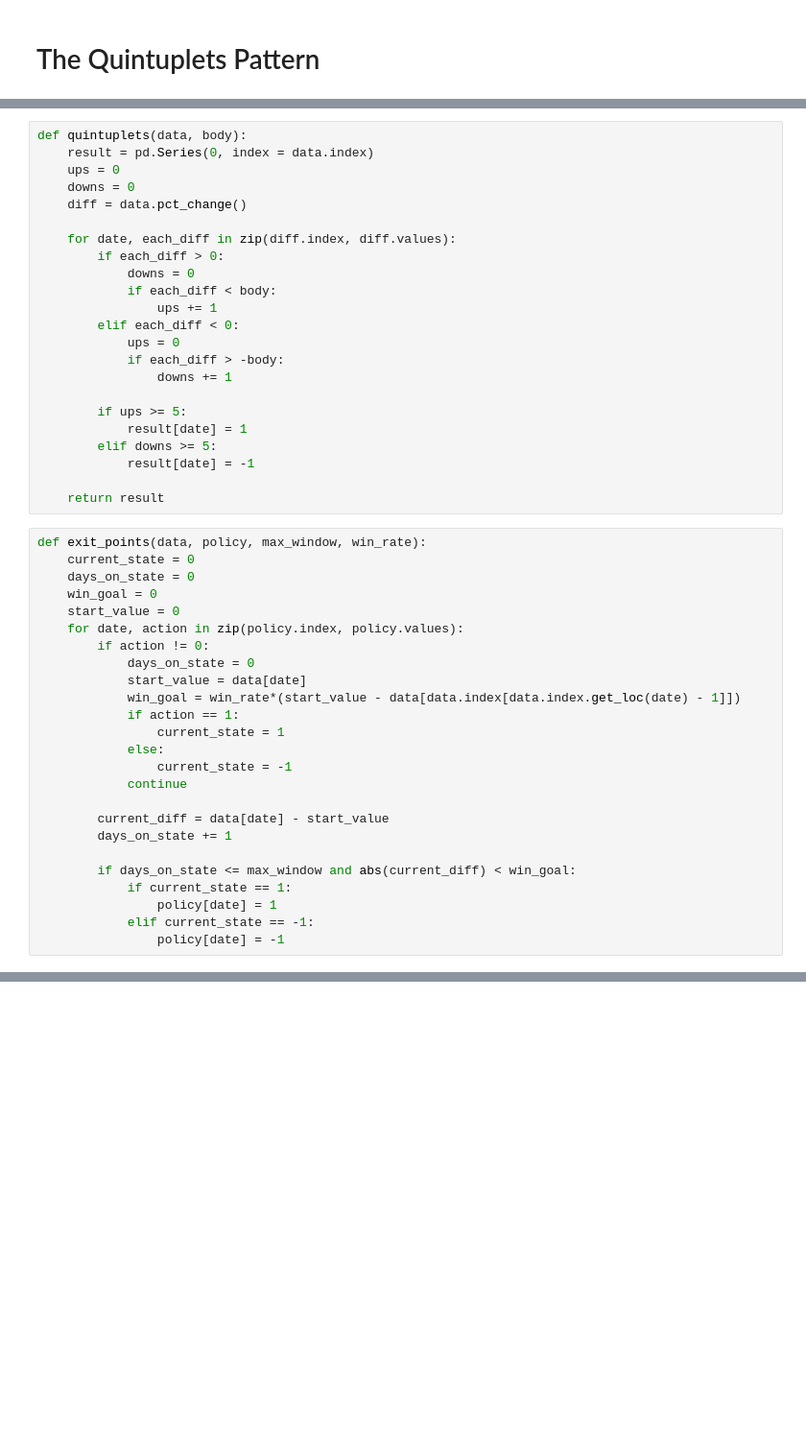
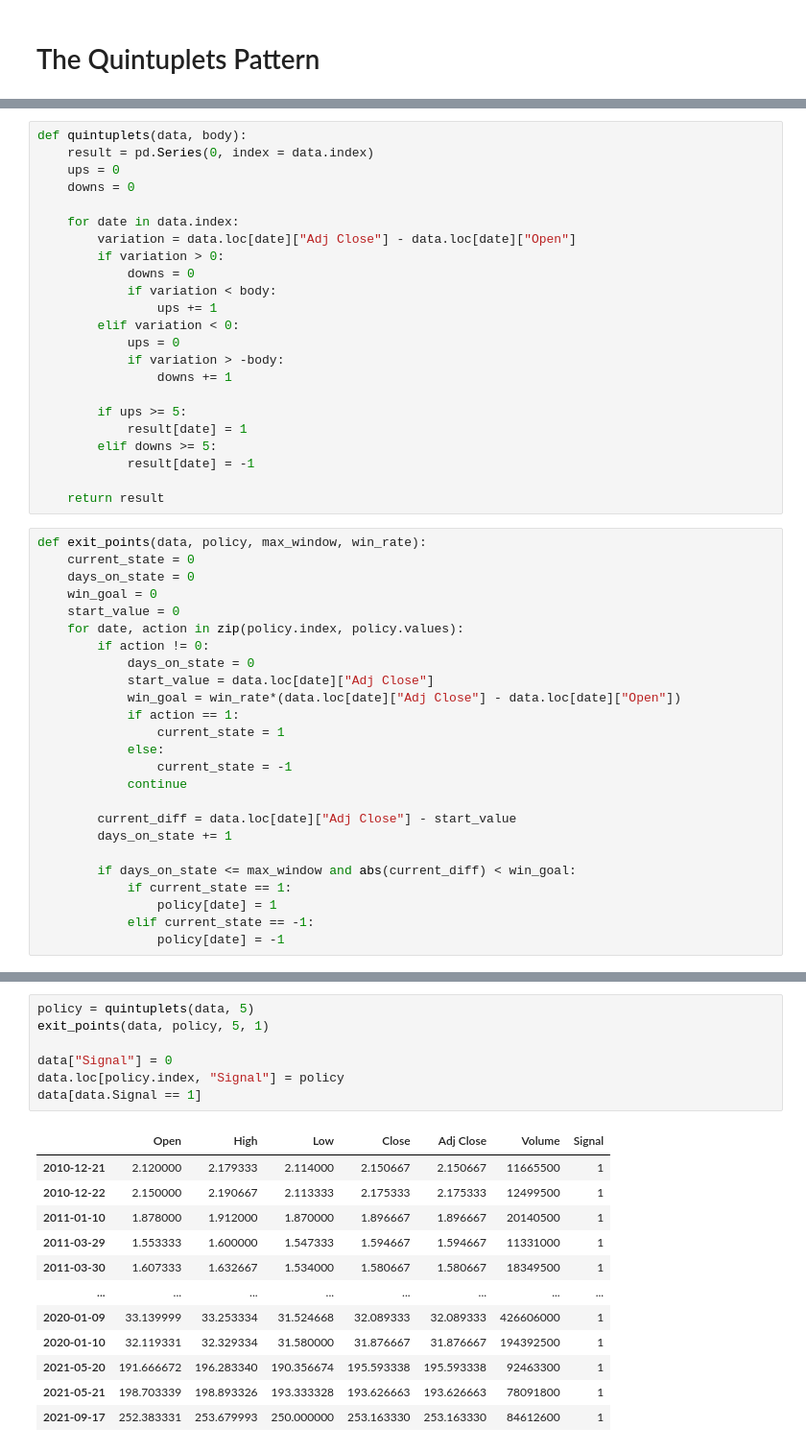
Before and after one commit to kauanmaf/field_project_cartesius, a Jupyter notebook: modern_patterns.ipynb, the cells around one changed output, grey strips where cells are left out. Shown: that part at 96% size. Saved outputs shown, nothing was run; the diff lists cells and outputs as text; blank space fills up the shorter version.

Commit message:
Continuando o quintuplets

```diff
--- a/modern_patterns.ipynb
+++ b/modern_patterns.ipynb
@@ -39,16 +36,16 @@ def quintuplets(data, body):
     result = pd.Series(0, index = data.index)
     ups = 0
     downs = 0
-    diff = data.pct_change()
 
-    for date, each_diff in zip(diff.index, diff.values):
-        if each_diff > 0:
+    for date in data.index:
+        variation = data.loc[date]["Adj Close"] - data.loc[date]["Open"]
+        if variation > 0:
             downs = 0
-            if each_diff < body:
+            if variation < body:
                 ups += 1
-        elif each_diff < 0:
+        elif variation < 0:
             ups = 0
-            if each_diff > -body:
+            if variation > -body:
                 downs += 1
 
         if ups >= 5:
@@ -66,15 +63,15 @@ def exit_points(data, policy, max_window, win_rate):
     for date, action in zip(policy.index, policy.values):
         if action != 0:
             days_on_state = 0
-            start_value = data[date]
-            win_goal = win_rate*(start_value - data[data.index[data.index.get_loc(date) - 1]])
+            start_value = data.loc[date]["Adj Close"]
+            win_goal = win_rate*(data.loc[date]["Adj Close"] - data.loc[date]["Open"])
             if action == 1:
                 current_state = 1
             else:
                 current_state = -1
             continue
 
-        current_diff = data[date] - start_value
+        current_diff = data.loc[date]["Adj Close"] - start_value
         days_on_state += 1
 
         if days_on_state <= max_window and abs(current_diff) < win_goal:
@@ -154,0 +82,20 @@ class Teste(Strategy):
+# %%
+policy = quintuplets(data, 5)
+exit_points(data, policy, 5, 1)
+
+data["Signal"] = 0
+data.loc[policy.index, "Signal"] = policy
+data[data.Signal == 1]
+# %% [output]
+|  | Open | High | Low | Close | Adj Close | Volume | Signal |
+| 2010-12-21 | 2.120000 | 2.179333 | 2.114000 | 2.150667 | 2.150667 | 11665500 | 1 |
+| 2010-12-22 | 2.150000 | 2.190667 | 2.113333 | 2.175333 | 2.175333 | 12499500 | 1 |
+| 2011-01-10 | 1.878000 | 1.912000 | 1.870000 | 1.896667 | 1.896667 | 20140500 | 1 |
+| 2011-03-29 | 1.553333 | 1.600000 | 1.547333 | 1.594667 | 1.594667 | 11331000 | 1 |
+| 2011-03-30 | 1.607333 | 1.632667 | 1.534000 | 1.580667 | 1.580667 | 18349500 | 1 |
+| ... | ... | ... | ... | ... | ... | ... | ... |
+| 2020-01-09 | 33.139999 | 33.253334 | 31.524668 | 32.089333 | 32.089333 | 426606000 | 1 |
+| 2020-01-10 | 32.119331 | 32.329334 | 31.580000 | 31.876667 | 31.876667 | 194392500 | 1 |
+| 2021-05-20 | 191.666672 | 196.283340 | 190.356674 | 195.593338 | 195.593338 | 92463300 | 1 |
+| 2021-05-21 | 198.703339 | 198.893326 | 193.333328 | 193.626663 | 193.626663 | 78091800 | 1 |
+| 2021-09-17 | 252.383331 | 253.679993 | 250.000000 | 253.163330 | 253.163330 | 84612600 | 1 |
```
Also changed, not shown: parts of 8 cells of this notebook, 1 other file.
